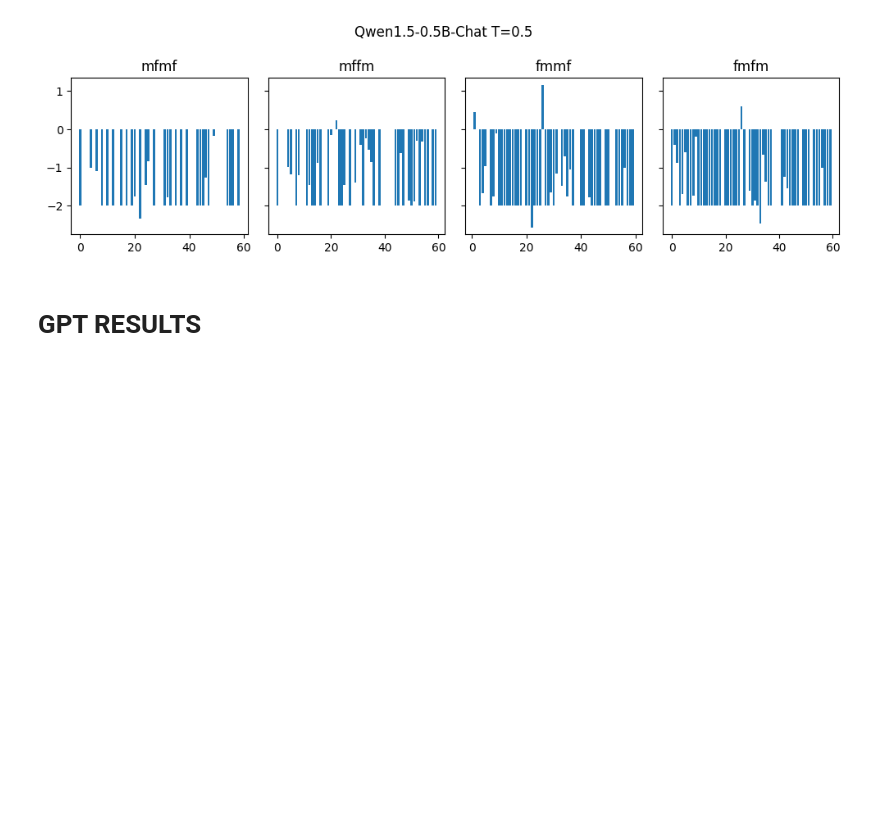
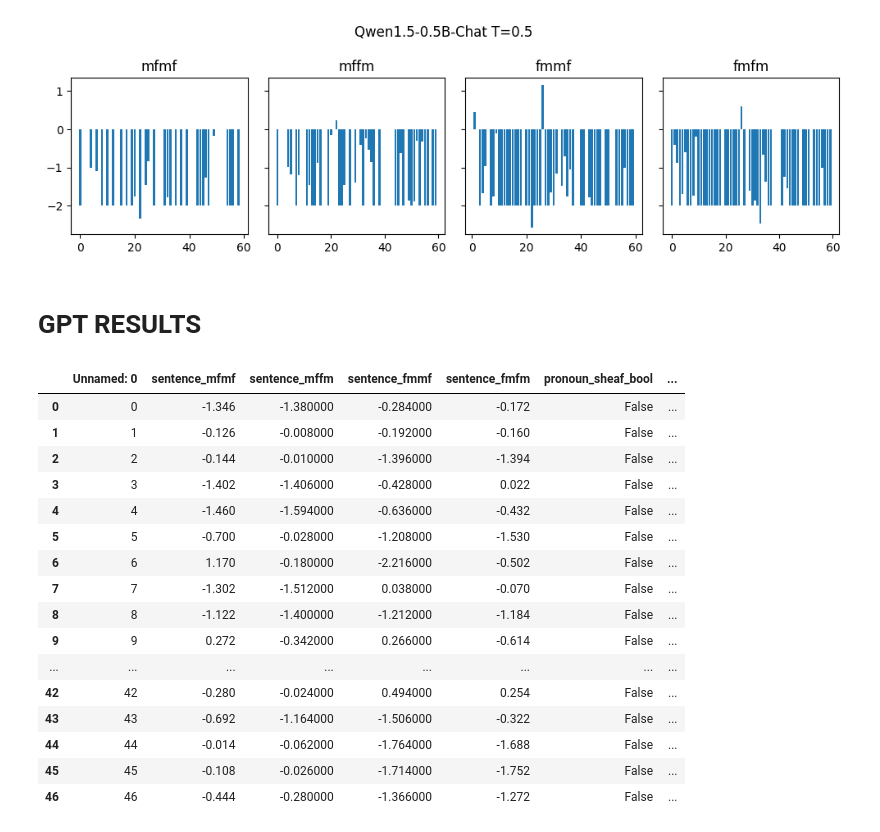
Before and after one commit to sagarkumar16/winogender_contextuality, a Jupyter notebook: notebooks/08-sk-results-analysis.ipynb, the cells around one changed output. Cells and saved outputs as stored; diff of their text form; code cells hidden in the pictures; blank space fills up the shorter version.

```diff
--- a/notebooks/08-sk-results-analysis.ipynb
+++ b/notebooks/08-sk-results-analysis.ipynb
@@ -95,6 +95,26 @@ plt.tight_layout()
 # GPT RESULTS
 # %%
 gpt20b_results = pd.read_csv(DATA_DIR/"GPT-OSS-20B-T0.5.tsv", sep='\t')
+# %%
+gpt20b_results
+# %% [output]
+|  | Unnamed: 0 | sentence_mfmf | sentence_mffm | sentence_fmmf | sentence_fmfm | pronoun_sheaf_bool | ... |
+| 0 | 0 | -1.346 | -1.380000 | -0.284000 | -0.172 | False | ... |
+| 1 | 1 | -0.126 | -0.008000 | -0.192000 | -0.160 | False | ... |
+| 2 | 2 | -0.144 | -0.010000 | -1.396000 | -1.394 | False | ... |
+| 3 | 3 | -1.402 | -1.406000 | -0.428000 | 0.022 | False | ... |
+| 4 | 4 | -1.460 | -1.594000 | -0.636000 | -0.432 | False | ... |
+| 5 | 5 | -0.700 | -0.028000 | -1.208000 | -1.530 | False | ... |
+| 6 | 6 | 1.170 | -0.180000 | -2.216000 | -0.502 | False | ... |
+| 7 | 7 | -1.302 | -1.512000 | 0.038000 | -0.070 | False | ... |
+| 8 | 8 | -1.122 | -1.400000 | -1.212000 | -1.184 | False | ... |
+| 9 | 9 | 0.272 | -0.342000 | 0.266000 | -0.614 | False | ... |
+| ... | ... | ... | ... | ... | ... | ... | ... |
+| 42 | 42 | -0.280 | -0.024000 | 0.494000 | 0.254 | False | ... |
+| 43 | 43 | -0.692 | -1.164000 | -1.506000 | -0.322 | False | ... |
+| 44 | 44 | -0.014 | -0.062000 | -1.764000 | -1.688 | False | ... |
+| 45 | 45 | -0.108 | -0.026000 | -1.714000 | -1.752 | False | ... |
+| 46 | 46 | -0.444 | -0.280000 | -1.366000 | -1.272 | False | ... |
 # %%
 fig, axs = plt.subplots(1,4,sharey=True, figsize=(10,3))
 for n, col in enumerate(cbd_columns[:4]):
```
Also changed, not shown: parts of 1 cell of this notebook, 5 other files.
